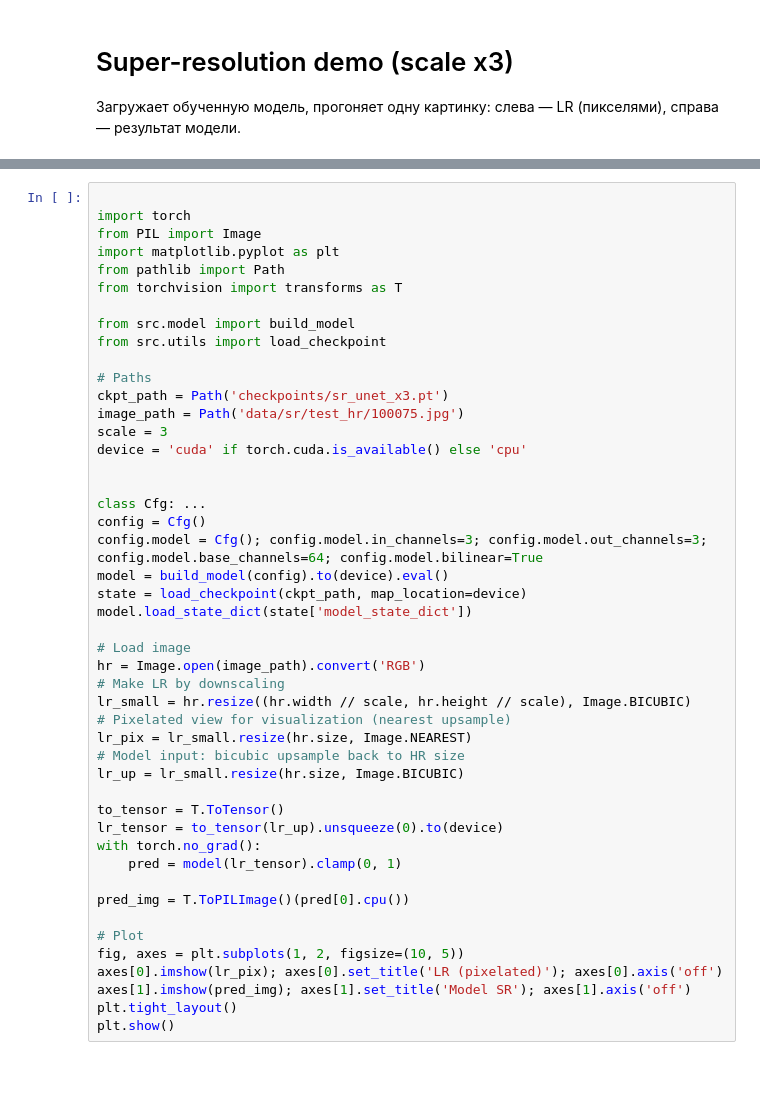
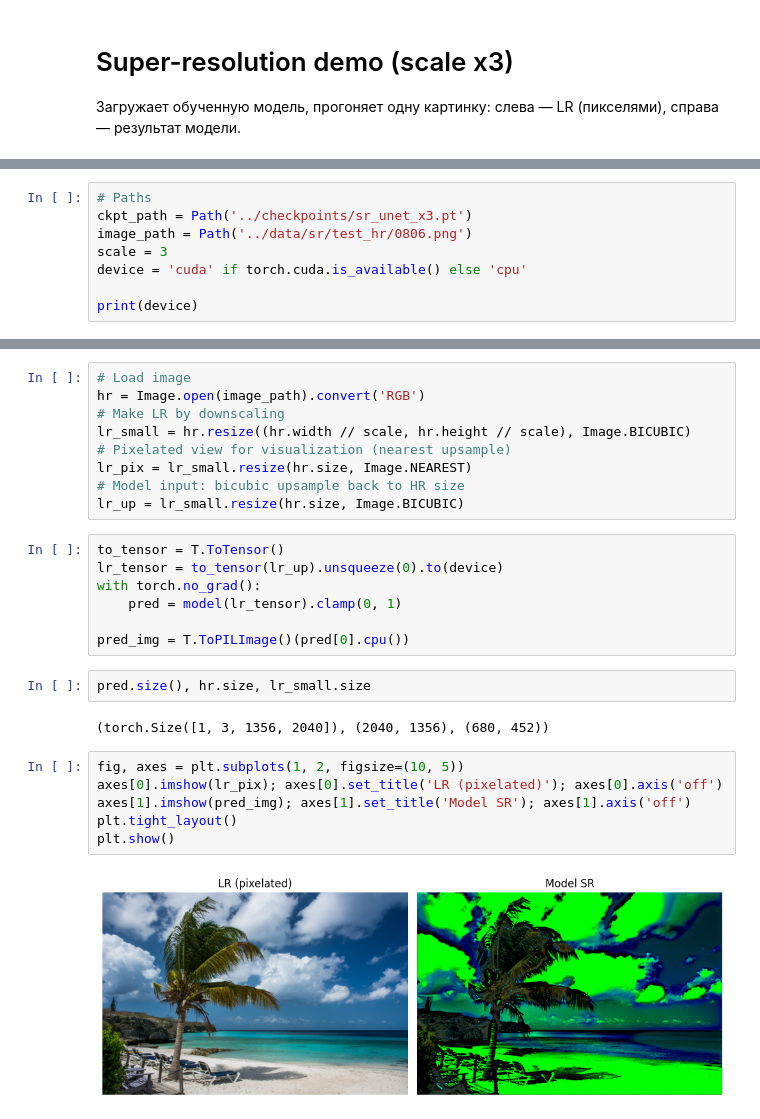
Before and after one commit to aapetukhov/efml-unet, a Jupyter notebook: notebooks/demo.ipynb, the cells around one changed output, grey strips where cells are left out. Saved outputs shown, nothing was run; the diff lists cells and outputs as text; blank space fills up the shorter version.

Commit message:
add demo and updates config

```diff
--- a/notebooks/demo.ipynb
+++ b/notebooks/demo.ipynb
@@ -3,0 +22,8 @@
+# %%
+# Paths
+ckpt_path = Path('../checkpoints/sr_unet_x3.pt')
+image_path = Path('../data/sr/test_hr/0806.png')
+scale = 3
+device = 'cuda' if torch.cuda.is_available() else 'cpu'
+
+print(device)
@@ -4,47 +41,28 @@
+# %%
+# Load image
+hr = Image.open(image_path).convert('RGB')
+# Make LR by downscaling
+lr_small = hr.resize((hr.width // scale, hr.height // scale), Image.BICUBIC)
+# Pixelated view for visualization (nearest upsample)
+lr_pix = lr_small.resize(hr.size, Image.NEAREST)
+# Model input: bicubic upsample back to HR size
+lr_up = lr_small.resize(hr.size, Image.BICUBIC)
+# %%
+to_tensor = T.ToTensor()
+lr_tensor = to_tensor(lr_up).unsqueeze(0).to(device)
+with torch.no_grad():
+    pred = model(lr_tensor).clamp(0, 1)
+
+pred_img = T.ToPILImage()(pred[0].cpu())
+# %%
+pred.size(), hr.size, lr_small.size
+# %% [output]
+(torch.Size([1, 3, 1356, 2040]), (2040, 1356), (680, 452))
 # %%
-
-import torch
-from PIL import Image
-import matplotlib.pyplot as plt
-from pathlib import Path
-from torchvision import transforms as T
-
-from src.model import build_model
-from src.utils import load_checkpoint
-
-# Paths
-ckpt_path = Path('checkpoints/sr_unet_x3.pt')
-image_path = Path('data/sr/test_hr/100075.jpg')
-scale = 3
-device = 'cuda' if torch.cuda.is_available() else 'cpu'
-
-
-class Cfg: ...
-config = Cfg()
-config.model = Cfg(); config.model.in_channels=3; config.model.out_channels=3; config.model.base_channels=64; config.model.bilinear=True
-model = build_model(config).to(device).eval()
-state = load_checkpoint(ckpt_path, map_location=device)
-model.load_state_dict(state['model_state_dict'])
-
-# Load image
-hr = Image.open(image_path).convert('RGB')
-# Make LR by downscaling
-lr_small = hr.resize((hr.width // scale, hr.height // scale), Image.BICUBIC)
-# Pixelated view for visualization (nearest upsample)
-lr_pix = lr_small.resize(hr.size, Image.NEAREST)
-# Model input: bicubic upsample back to HR size
-lr_up = lr_small.resize(hr.size, Image.BICUBIC)
-
-to_tensor = T.ToTensor()
-lr_tensor = to_tensor(lr_up).unsqueeze(0).to(device)
-with torch.no_grad():
-    pred = model(lr_tensor).clamp(0, 1)
-
-pred_img = T.ToPILImage()(pred[0].cpu())
-
-# Plot
 fig, axes = plt.subplots(1, 2, figsize=(10, 5))
 axes[0].imshow(lr_pix); axes[0].set_title('LR (pixelated)'); axes[0].axis('off')
 axes[1].imshow(pred_img); axes[1].set_title('Model SR'); axes[1].axis('off')
 plt.tight_layout()
 plt.show()
+# %% [output]
+[figure, added]
```
Also changed, not shown: parts of 4 cells of this notebook, 2 other files.
